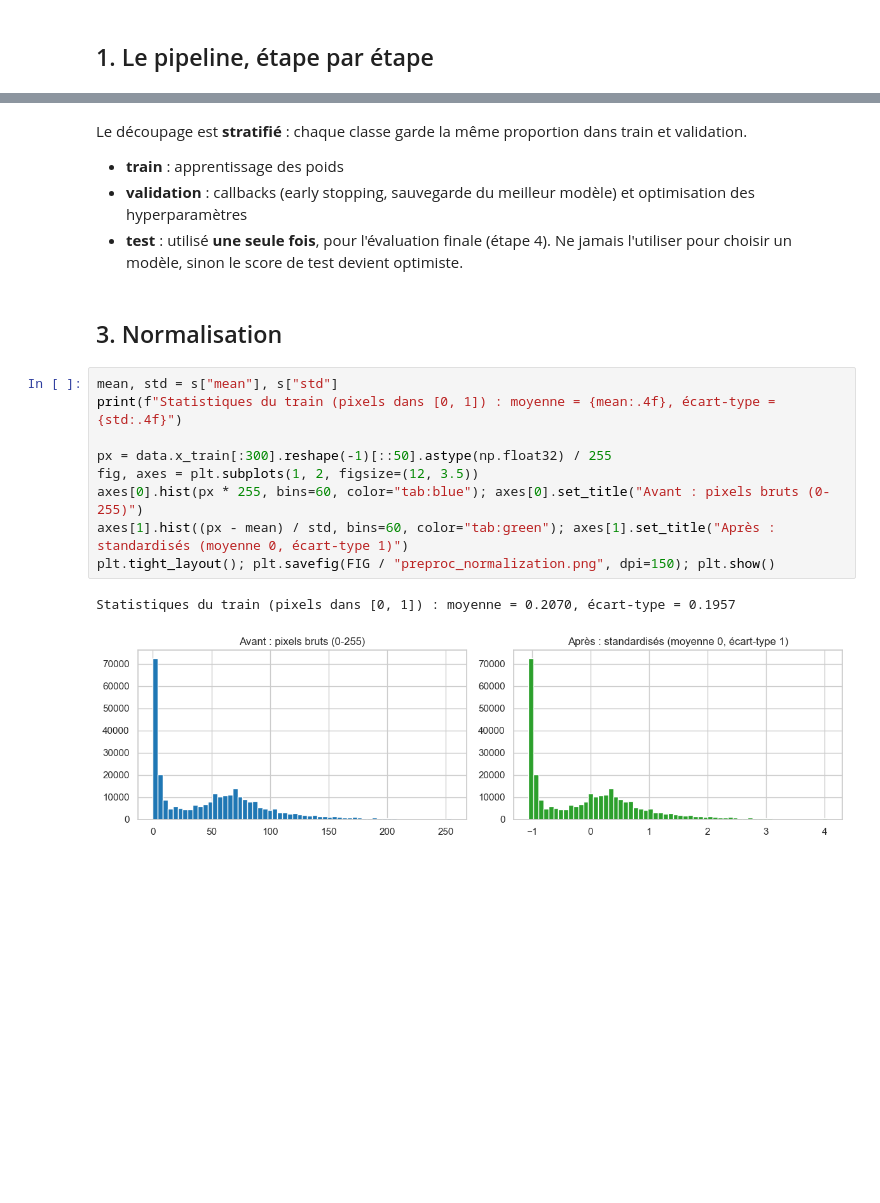
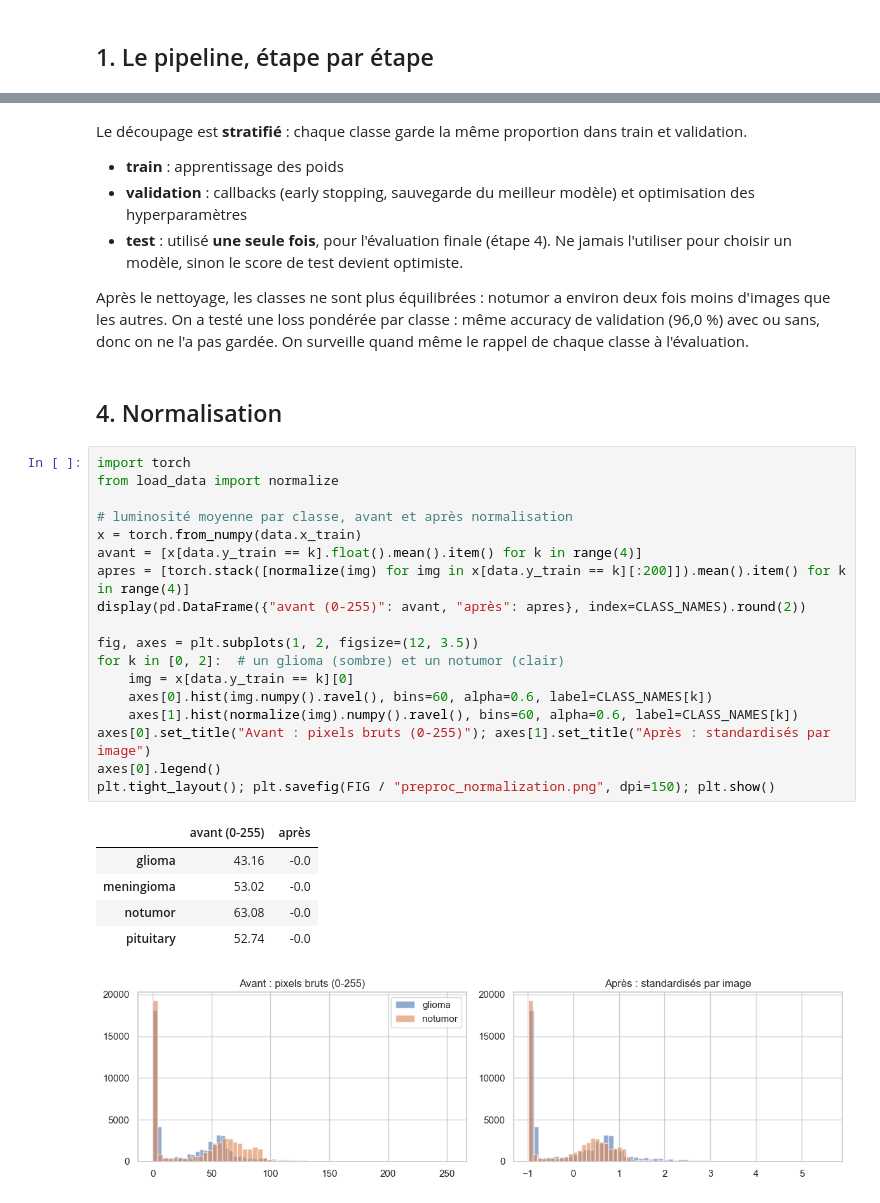
Before and after one commit to Chlooow/neuro-cnn-classifier, a Jupyter notebook: notebooks/02-preproc.ipynb, the cells around one changed output, grey strips where cells are left out. Saved outputs shown, nothing was run; the diff lists cells and outputs as text; blank space fills up the shorter version.

```diff
--- a/notebooks/02-preproc.ipynb
+++ b/notebooks/02-preproc.ipynb
@@ -79,18 +137,33 @@ Le découpage est **stratifié** : chaque classe garde la même proportion dans
 - **train** : apprentissage des poids
 - **validation** : callbacks (early stopping, sauvegarde du meilleur modèle) et optimisation des hyperparamètres
 - **test** : utilisé **une seule fois**, pour l'évaluation finale (étape 4). Ne jamais l'utiliser pour choisir un modèle, sinon le score de test devient optimiste.
+
+Après le nettoyage, les classes ne sont plus équilibrées : notumor a environ deux fois moins d'images que les autres. On a testé une loss pondérée par classe : même accuracy de validation (96,0 %) avec ou sans, donc on ne l'a pas gardée. On surveille quand même le rappel de chaque classe à l'évaluation.
 # %% [markdown]
-## 3. Normalisation
+## 4. Normalisation
 # %%
-mean, std = s["mean"], s["std"]
-print(f"Statistiques du train (pixels dans [0, 1]) : moyenne = {mean:.4f}, écart-type = {std:.4f}")
+import torch
+from load_data import normalize
 
-px = data.x_train[:300].reshape(-1)[::50].astype(np.float32) / 255
+# luminosité moyenne par classe, avant et après normalisation
+x = torch.from_numpy(data.x_train)
+avant = [x[data.y_train == k].float().mean().item() for k in range(4)]
+apres = [torch.stack([normalize(img) for img in x[data.y_train == k][:200]]).mean().item() for k in range(4)]
+display(pd.DataFrame({"avant (0-255)": avant, "après": apres}, index=CLASS_NAMES).round(2))
+
 fig, axes = plt.subplots(1, 2, figsize=(12, 3.5))
-axes[0].hist(px * 255, bins=60, color="tab:blue"); axes[0].set_title("Avant : pixels bruts (0-255)")
-axes[1].hist((px - mean) / std, bins=60, color="tab:green"); axes[1].set_title("Après : standardisés (moyenne 0, écart-type 1)")
+for k in [0, 2]:  # un glioma (sombre) et un notumor (clair)
+    img = x[data.y_train == k][0]
+    axes[0].hist(img.numpy().ravel(), bins=60, alpha=0.6, label=CLASS_NAMES[k])
+    axes[1].hist(normalize(img).numpy().ravel(), bins=60, alpha=0.6, label=CLASS_NAMES[k])
+axes[0].set_title("Avant : pixels bruts (0-255)"); axes[1].set_title("Après : standardisés par image")
+axes[0].legend()
 plt.tight_layout(); plt.savefig(FIG / "preproc_normalization.png", dpi=150); plt.show()
 # %% [output]
-Statistiques du train (pixels dans [0, 1]) : moyenne = 0.2070, écart-type = 0.1957
+|  | avant (0-255) | après |
+| glioma | 43.16 | -0.0 |
+| meningioma | 53.02 | -0.0 |
+| notumor | 63.08 | -0.0 |
+| pituitary | 52.74 | -0.0 |
-[figure, old version]
+[figure, new version]
 # %% [markdown]
```
Also changed, not shown: parts of 16 cells of this notebook, 48 other files.
